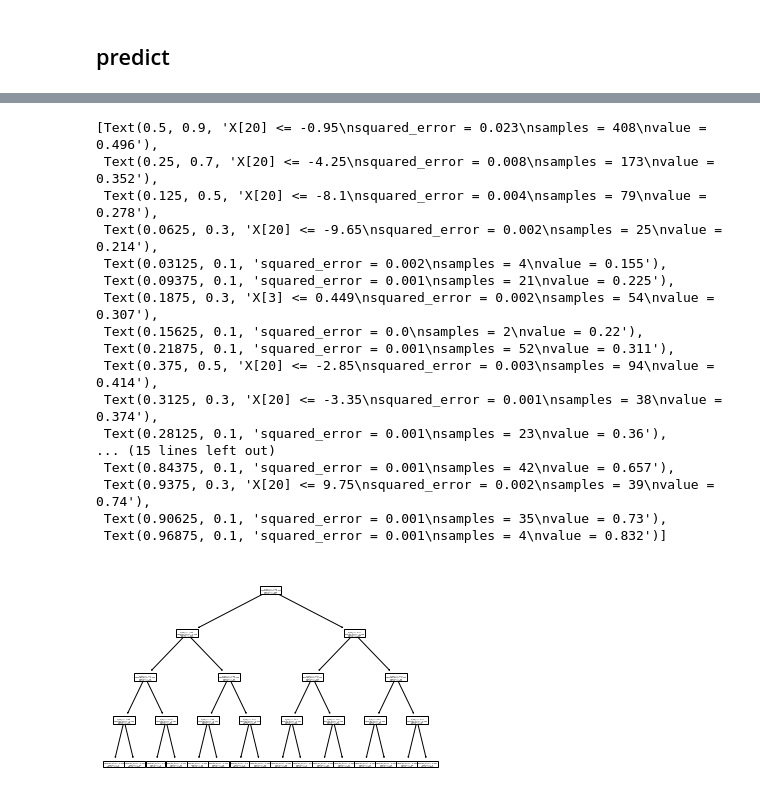
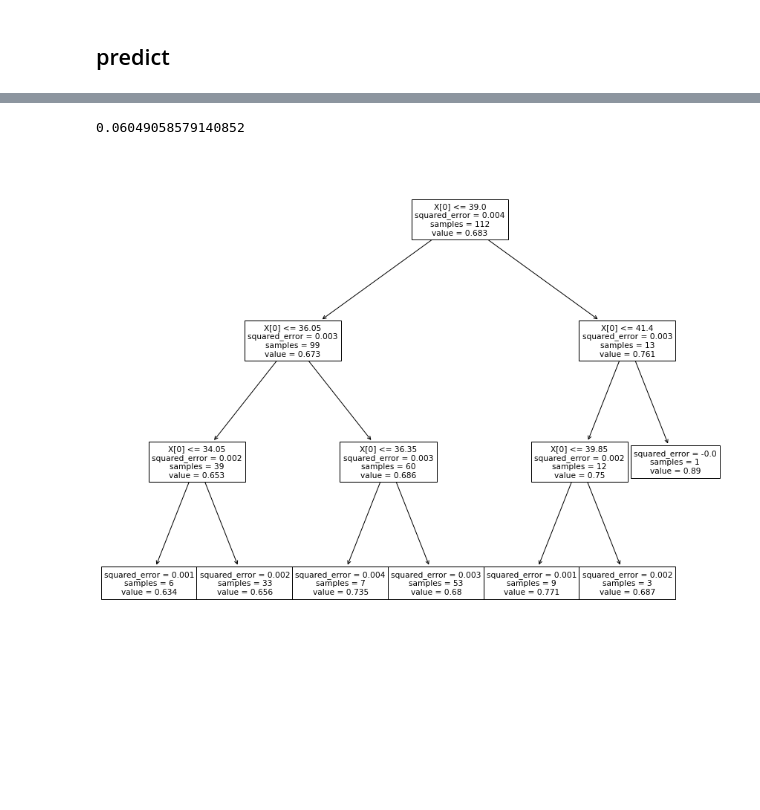
Before and after one commit to eytanmuzafi/data-science, a Jupyter notebook: project.ipynb, the cells around one changed output, grey strips where cells are left out. Drawn from its saved outputs; the diff is of its cells as text; code cells hidden in the pictures; blank space fills up the shorter version.

```diff
--- a/project.ipynb
+++ b/project.ipynb
@@ -164,0 +140,2 @@ sns.histplot( x = 'MIN', data = nba_stat)
+# %%
+nba_stat.drop(labels=['MIN','GP'],axis=1,inplace=True)
@@ -606,2 +502,5 @@ best_teams
+# %%
+best_teams = nba_stat[nba_stat['WIN%']>=0.61].copy()
+best_teams=best_teams.sort_values('WIN%',ascending=False)
 # %%
 corrs = best_teams[['TEAM', 'WIN%', 'PTS', '2PM',
@@ -620,6 +527,10 @@ y = nba_stat['WIN%'] # the label
+# %%
+features = ['3P%']
+X = best_teams[features] # the features
+y = best_teams['WIN%'] # the label
 # %%
 X_train, X_test, y_train, y_test = sk.model_selection.train_test_split(X, y, test_size=0.2, random_state=42)
 # %%
-my_model = DecisionTreeRegressor(random_state=3, max_depth=4)
+my_model = DecisionTreeRegressor(max_depth=3,random_state=3)
 my_model.fit(X_train, y_train)
 # %% [output]
@@ -675,21 +586,9 @@ np.std(y_test)
+# %%
+np.std(y_train)
+# %% [output]
+0.06049058579140852
 # %%
-tree.plot_tree(my_model)
+plt.figure(figsize=(15,12))
+tree.plot_tree(my_model);
 # %% [output]
-[Text(0.5, 0.9, 'X[20] <= -0.95\nsquared_error = 0.023\nsamples = 408\nvalue = 0.496'),
- Text(0.25, 0.7, 'X[20] <= -4.25\nsquared_error = 0.008\nsamples = 173\nvalue = 0.352'),
- Text(0.125, 0.5, 'X[20] <= -8.1\nsquared_error = 0.004\nsamples = 79\nvalue = 0.278'),
- Text(0.0625, 0.3, 'X[20] <= -9.65\nsquared_error = 0.002\nsamples = 25\nvalue = 0.214'),
- Text(0.03125, 0.1, 'squared_error = 0.002\nsamples = 4\nvalue = 0.155'),
- Text(0.09375, 0.1, 'squared_error = 0.001\nsamples = 21\nvalue = 0.225'),
- Text(0.1875, 0.3, 'X[3] <= 0.449\nsquared_error = 0.002\nsamples = 54\nvalue = 0.307'),
- Text(0.15625, 0.1, 'squared_error = 0.0\nsamples = 2\nvalue = 0.22'),
- Text(0.21875, 0.1, 'squared_error = 0.001\nsamples = 52\nvalue = 0.311'),
- Text(0.375, 0.5, 'X[20] <= -2.85\nsquared_error = 0.003\nsamples = 94\nvalue = 0.414'),
- Text(0.3125, 0.3, 'X[20] <= -3.35\nsquared_error = 0.001\nsamples = 38\nvalue = 0.374'),
- Text(0.28125, 0.1, 'squared_error = 0.001\nsamples = 23\nvalue = 0.36'),
-... (15 lines left out)
- Text(0.84375, 0.1, 'squared_error = 0.001\nsamples = 42\nvalue = 0.657'),
- Text(0.9375, 0.3, 'X[20] <= 9.75\nsquared_error = 0.002\nsamples = 39\nvalue = 0.74'),
- Text(0.90625, 0.1, 'squared_error = 0.001\nsamples = 35\nvalue = 0.73'),
- Text(0.96875, 0.1, 'squared_error = 0.001\nsamples = 4\nvalue = 0.832')]
-[figure, old version]
+[figure, new version]
```
Also changed, not shown: parts of 75 cells of this notebook.
